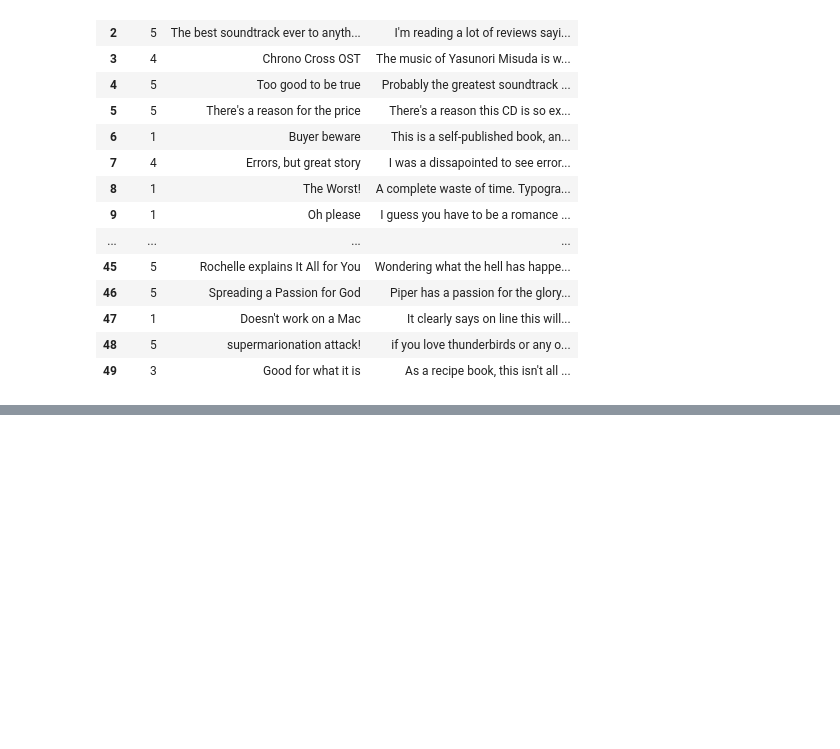
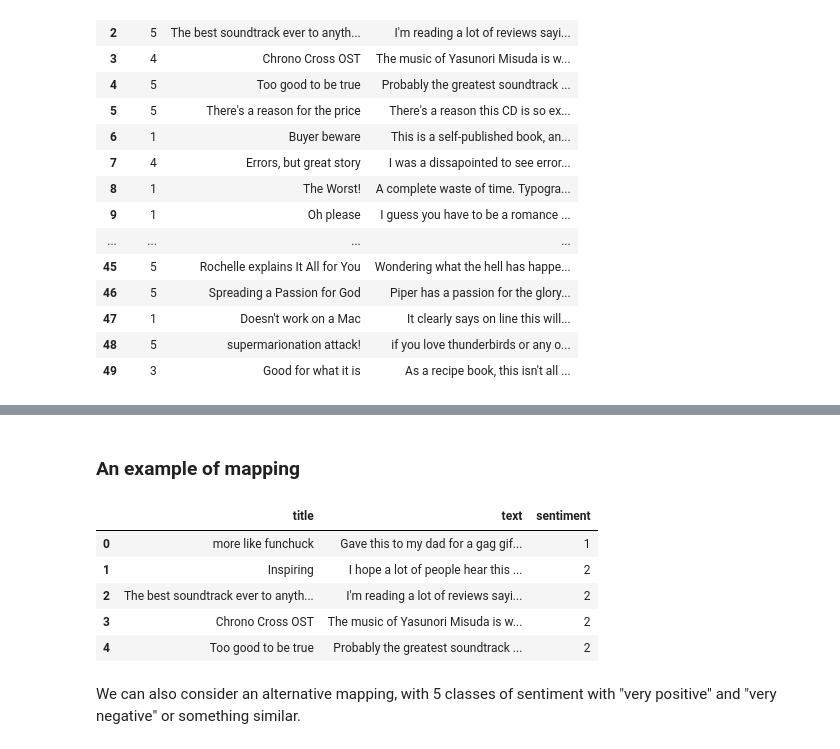
Before and after one commit to andr3w1699/HumanLanguageTechnologyProject, a Jupyter notebook: firstTrials.ipynb, the cells around one changed output, grey strips where cells are left out. Cells and saved outputs as stored; diff of their text form; code cells hidden in the pictures; blank space fills up the shorter version.

```diff
--- a/firstTrials.ipynb
+++ b/firstTrials.ipynb
@@ -42,0 +75,31 @@ df[['label', 'title', 'text']].head(50)
+# %% [markdown]
+### An example of mapping
+# %%
+# Function to convert ratings (1-5) into 3 classes:
+def map_rating(row):
+    rating = row['label']
+    if rating <= 2:
+        return 0  # negative
+    elif rating == 3:
+        return 1  # neutral
+    else:
+        return 2  # positive
+
+
+df_mapped = df.copy(deep=True)
+
+
+df_mapped['sentiment'] = df_mapped.apply(map_rating, axis=1)
+
+df_mapped.drop(columns=["label"], inplace=True)
+
+display(df_mapped.head())
+# %% [output]
+|  | title | text | sentiment |
+| 0 | more like funchuck | Gave this to my dad for a gag gif... | 1 |
+| 1 | Inspiring | I hope a lot of people hear this ... | 2 |
+| 2 | The best soundtrack ever to anyth... | I'm reading a lot of reviews sayi... | 2 |
+| 3 | Chrono Cross OST | The music of Yasunori Misuda is w... | 2 |
+| 4 | Too good to be true | Probably the greatest soundtrack ... | 2 |
+# %% [markdown]
+We can also consider an alternative mapping, with 5 classes of sentiment with "very positive" and "very negative" or something similar.
```
Also changed, not shown: parts of 5 cells of this notebook.
